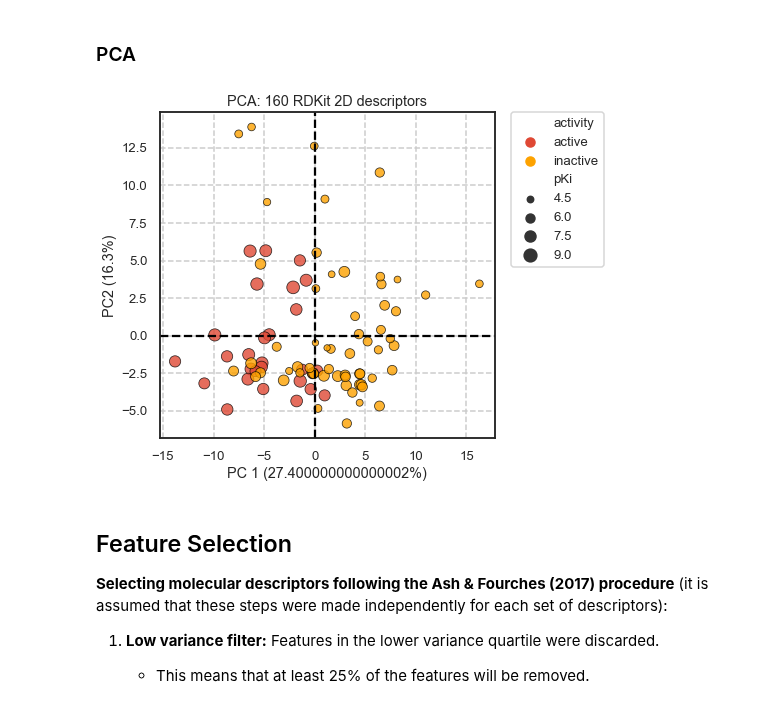
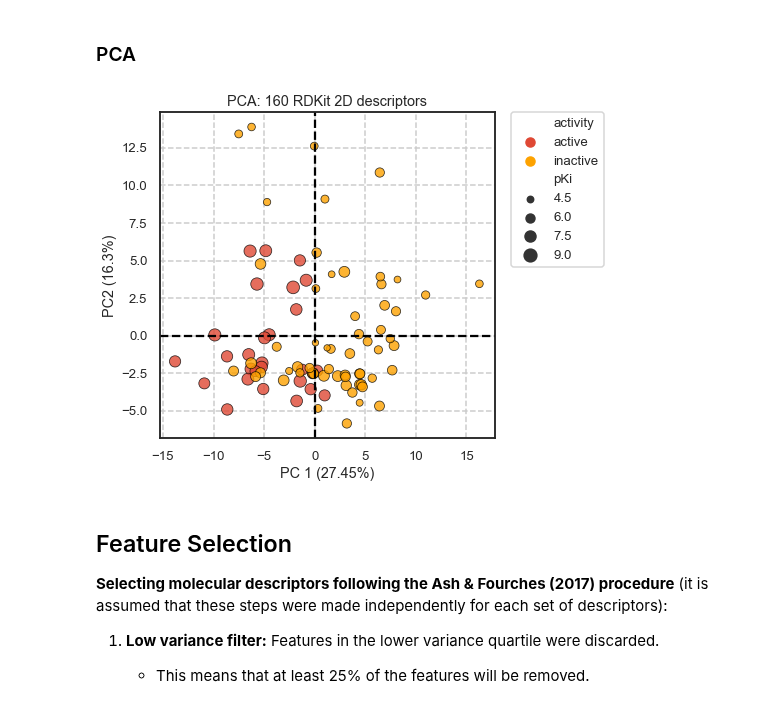
Before and after one commit to jRicciL/ERK2_notebooks, a Jupyter notebook: X_Reviewing_Fourches_work/7_2DRDKit_Analysis.ipynb, the cells around one changed output. Saved outputs shown, nothing was run; the diff lists cells and outputs as text; code cells hidden in the pictures.

```diff
--- a/X_Reviewing_Fourches_work/7_2DRDKit_Analysis.ipynb
+++ b/X_Reviewing_Fourches_work/7_2DRDKit_Analysis.ipynb
@@ -95,22 +83,34 @@ var_ = pca_pipe['pca'].explained_variance_ratio_.round(3) * 100
 # %%
+# Pipeline
+scaler = StandardScaler()
+pca = PCA(n_components=2)
+pca_pipe = Pipeline(steps = [('scaler', scaler), ('pca', pca)])
+
+X_rdk2d = rdk2d_knime
+pca_pipe.fit(X_rdk2d)
+# Components
+components = pca_pipe.transform(X_rdk2d).T
+# Variance ratio
+var_ = (pca_pipe['pca'].explained_variance_ratio_ * 100).round(2)
+
 df_pca = df_erk2_mols[['activity', 'pKi']].copy()
 df_pca['activity'] = ['active' if i else 'inactive' for i in df_pca.activity]
 df_pca['pc1'] = components[0]
 df_pca['pc2'] = components[1]
 
 # Plot the PCS
 fig, ax = plt.subplots(figsize=(6, 6))
 ax.axvline(linestyle='--', color='k')
 ax.axhline(linestyle='--', color='k')
 sns.scatterplot(x='pc1', y='pc2', hue='activity', size='pKi', data=df_pca,
                 ax=ax, palette=['#df4834', '#fda200'], edgecolor='k', alpha=0.8)
 ax.set(title='PCA: 160 RDKit 2D descriptors',
       xlabel=f'PC 1 ({var_[0]}%)', ylabel=f'PC2 ({var_[1]}%)')
 plt.legend(bbox_to_anchor=(1.05, 1), loc=2, borderaxespad=0.)
 plt.grid(linestyle='--')
 plt.show()
 # %% [output]
-[figure, old version]
+[figure, new version]
 # %% [markdown]
 ## Feature Selection
 
```
Also changed, not shown: parts of 23 cells of this notebook.
